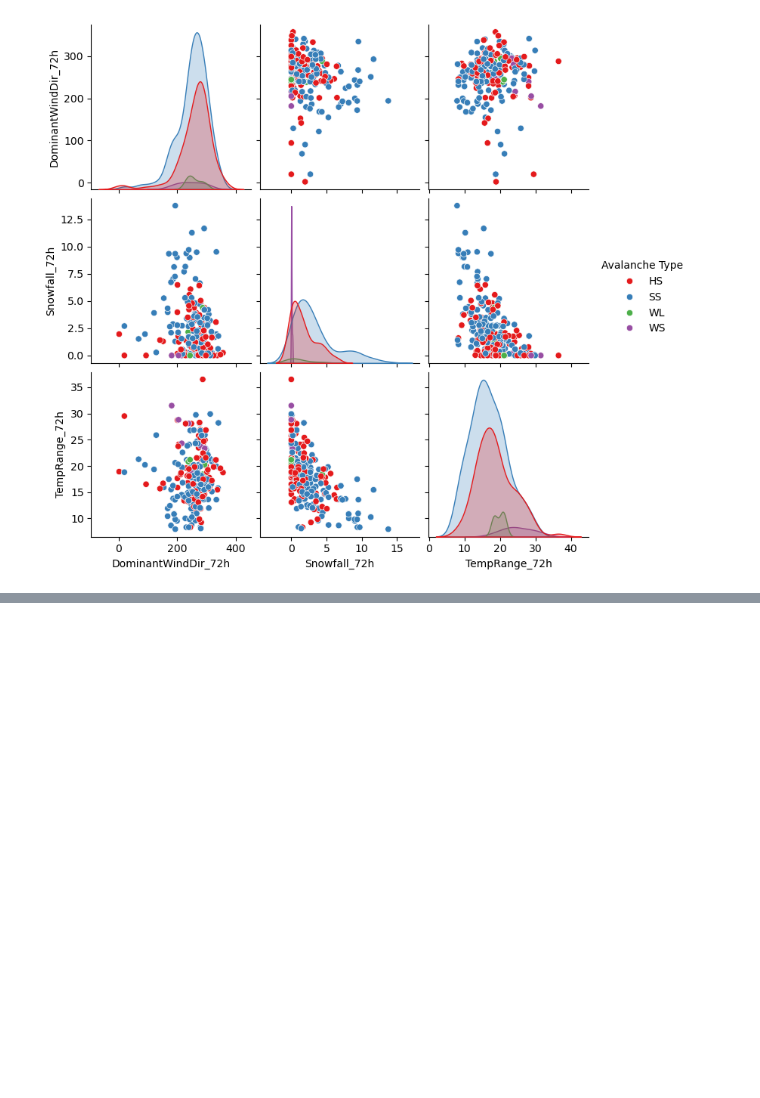
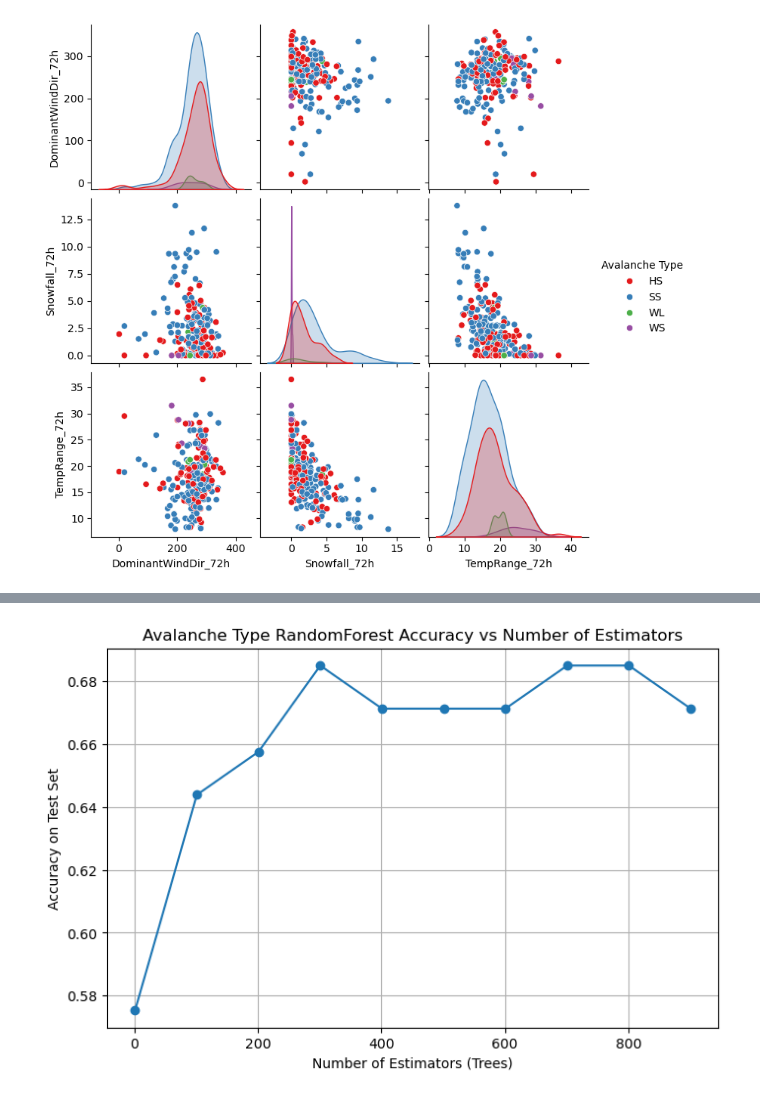
Before and after one commit to GrantSchumacher/avalanche-ml-project, a Jupyter notebook: notebooks/avalanche_ml.ipynb, the cells around one changed output, grey strips where cells are left out. Saved outputs shown, nothing was run; the diff lists cells and outputs as text; code cells hidden in the pictures; blank space fills up the shorter version.

Commit message:
Implement encoding, train/test split, baseline RF model, imbalance handling, tuning, and feature importance analysis

```diff
--- a/notebooks/avalanche_ml.ipynb
+++ b/notebooks/avalanche_ml.ipynb
@@ -833,3 +833,9 @@ sns.pairplot(
 # %% [output]
 <seaborn.axisgrid.PairGrid at 0x...>
 [figure]
+# %%
+#Create encoded dataframe
+
+avalanche_df_encoded = pd.get_dummies(avalanche_df, columns = ['Season'], drop_first = True)
+
+avalanche_df_encoded.head()
@@ -835,0 +857,19 @@ sns.pairplot(
+# %%
+from sklearn.model_selection import train_test_split
+from sklearn.ensemble import RandomForestClassifier
+from sklearn.metrics import classification_report, confusion_matrix
+
+#Y target:
+y = avalanche_df_encoded['Avalanche Type']
+
+#X features:
+X = avalanche_df_encoded[['Aspect', 'Elevation', 'Slope Degree', 'Snowfall_72h',
+       'AvgHighTemp_72h', 'AvgLowTemp_72h', 'AvgWindspeed_72h',
+       'DominantWindDir_72h', 'TempRange_72h', 'Season_Late Season',
+       'Season_Mid Season', 'Season_Off Season']]
+
+#Create the splits. I chose to first try 70/30 to get a more stable and reliable performance estimate
+X_train, X_test, y_train, y_test = train_test_split(X, y, test_size=0.30, random_state=101)
+
+rfc = RandomForestClassifier(n_estimators = 100, random_state=101)
+rfc.fit(X_train, y_train)
@@ -835,0 +900,21 @@ sns.pairplot(
+# %%
+from sklearn.metrics import accuracy_score
+
+estimator_range = range(1, 1000, 100) #A range from 0 to 1000 estimators in steps of 100
+accuracies = [] #An empty list to hold accuracy percentage for each estimator
+
+for e in estimator_range:
+    rfc2 = RandomForestClassifier(n_estimators = e, class_weight = 'balanced', random_state = 101)
+    rfc2.fit(X_train, y_train)
+    rfc2_pred = rfc2.predict(X_test)
+    accuracies.append(accuracy_score(y_test, rfc2_pred))
+
+plt.figure(figsize = (8,5))
+plt.plot(estimator_range, accuracies, marker ='o')
+plt.xlabel("Number of Estimators (Trees)")
+plt.ylabel("Accuracy on Test Set")
+plt.title("Avalanche Type RandomForest Accuracy vs Number of Estimators")
+plt.grid(True)
+plt.show()
+# %% [output]
+[figure, added]
```
Also changed, not shown: parts of 10 cells of this notebook.
